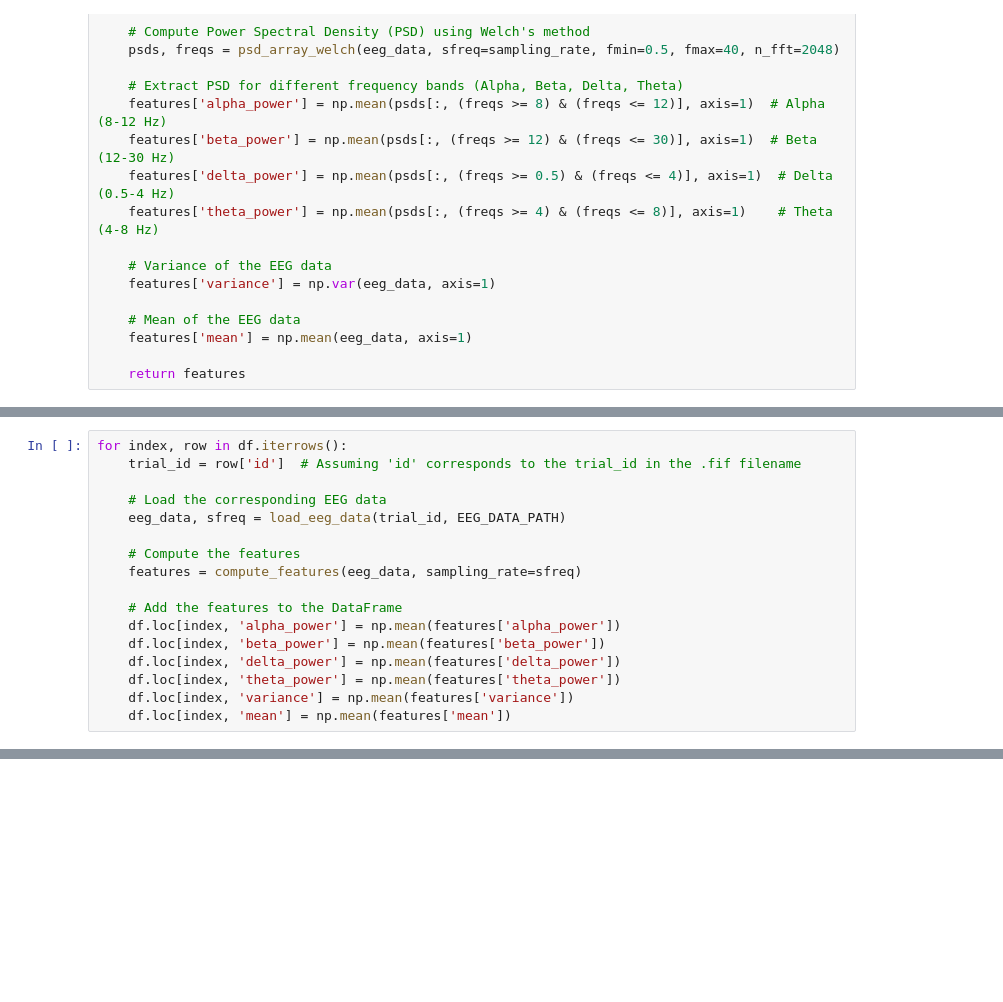
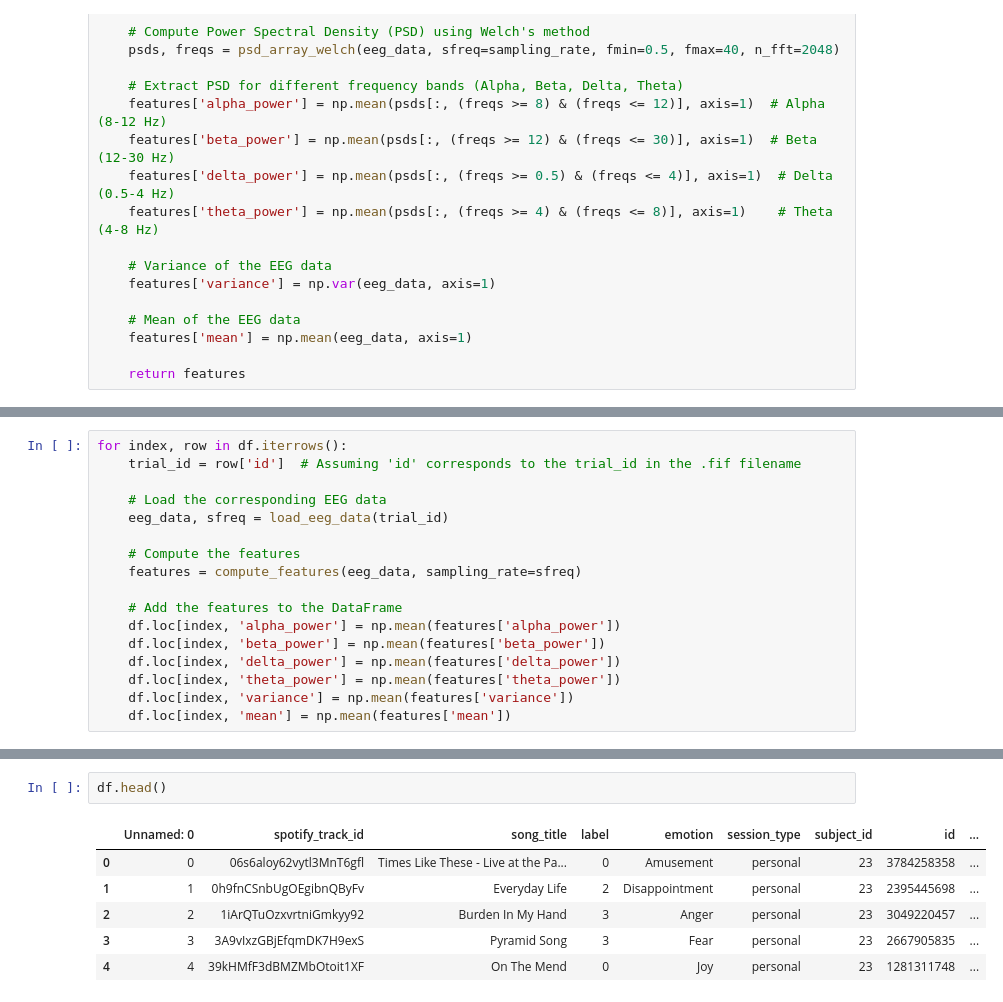
Before and after one commit to SparshRastogi/ICASSP_2025_Grand_SP_Challenge_6, a Jupyter notebook: Preprocess.ipynb, the cells around one changed output, grey strips where cells are left out. Saved outputs shown, nothing was run; the diff lists cells and outputs as text; blank space fills up the shorter version.

```diff
--- a/Preprocess.ipynb
+++ b/Preprocess.ipynb
@@ -110,7 +82,7 @@ for index, row in df.iterrows():
     trial_id = row['id']  # Assuming 'id' corresponds to the trial_id in the .fif filename
 
     # Load the corresponding EEG data
-    eeg_data, sfreq = load_eeg_data(trial_id, EEG_DATA_PATH)
+    eeg_data, sfreq = load_eeg_data(trial_id)
 
     # Compute the features
     features = compute_features(eeg_data, sampling_rate=sfreq)
@@ -128,3 +115,12 @@ AttributeError: 'NoneType' object has no attribute 'kind'
+# %%
+df.head()
+# %% [output]
+|  | Unnamed: 0 | spotify_track_id | song_title | label | emotion | session_type | subject_id | id | ... |
+| 0 | 0 | 06s6aloy62vytl3MnT6gfl | Times Like These - Live at the Pa... | 0 | Amusement | personal | 23 | 3784258358 | ... |
+| 1 | 1 | 0h9fnCSnbUgOEgibnQByFv | Everyday Life | 2 | Disappointment | personal | 23 | 2395445698 | ... |
+| 2 | 2 | 1iArQTuOzxvrtniGmkyy92 | Burden In My Hand | 3 | Anger | personal | 23 | 3049220457 | ... |
+| 3 | 3 | 3A9vIxzGBjEfqmDK7H9exS | Pyramid Song | 3 | Fear | personal | 23 | 2667905835 | ... |
+| 4 | 4 | 39kHMfF3dBMZMbOtoit1XF | On The Mend | 0 | Joy | personal | 23 | 1281311748 | ... |
 # %%
 # Save the DataFrame with the new features
 df.to_csv('train_with_features.csv', index=False)
```
Also changed, not shown: parts of 7 cells of this notebook, 1 other file.
